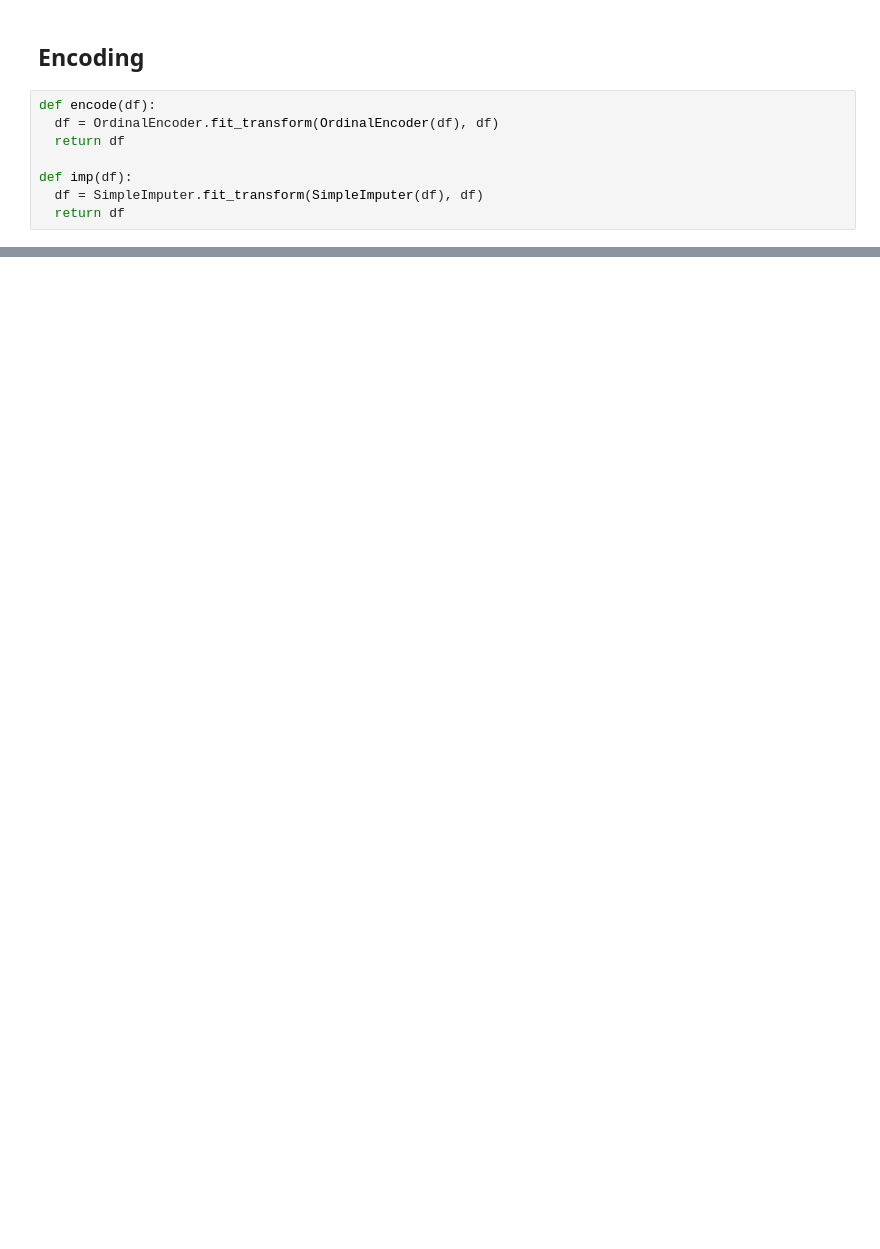
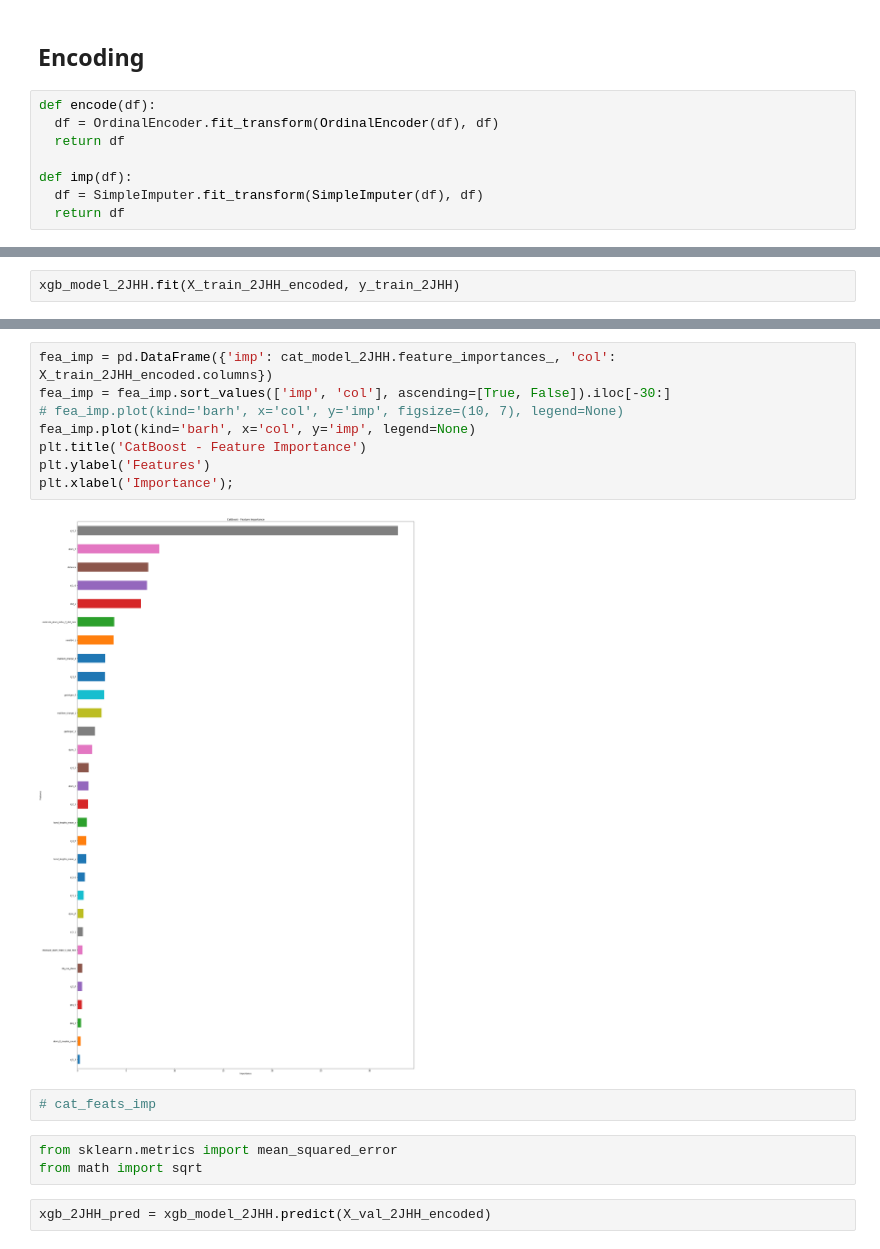
Before and after one commit to Atum19/PredictingMolecularProperties, a Jupyter notebook: all_data.ipynb, the cells around one changed output, grey strips where cells are left out. Drawn from its saved outputs; the diff is of its cells as text; blank space fills up the shorter version.

```diff
--- a/all_data.ipynb
+++ b/all_data.ipynb
@@ -804,0 +882,2 @@ xgb_model.fit(X_train_1JHC_encoded, y_train_1JHC)
+# %%
+xgb_model_2JHH.fit(X_train_2JHH_encoded, y_train_2JHH)
@@ -804,0 +910,17 @@ xgb_model.fit(X_train_1JHC_encoded, y_train_1JHC)
+# %%
+fea_imp = pd.DataFrame({'imp': cat_model_2JHH.feature_importances_, 'col': X_train_2JHH_encoded.columns})
+fea_imp = fea_imp.sort_values(['imp', 'col'], ascending=[True, False]).iloc[-30:]
+# fea_imp.plot(kind='barh', x='col', y='imp', figsize=(10, 7), legend=None)
+fea_imp.plot(kind='barh', x='col', y='imp', legend=None)
+plt.title('CatBoost - Feature Importance')
+plt.ylabel('Features')
+plt.xlabel('Importance');
+# %% [output]
+[figure, added]
+# %%
+# cat_feats_imp
+# %%
+from sklearn.metrics import mean_squared_error
+from math import sqrt
+# %%
+xgb_2JHH_pred = xgb_model_2JHH.predict(X_val_2JHH_encoded)
```
Also changed, not shown: parts of 43 cells of this notebook.
